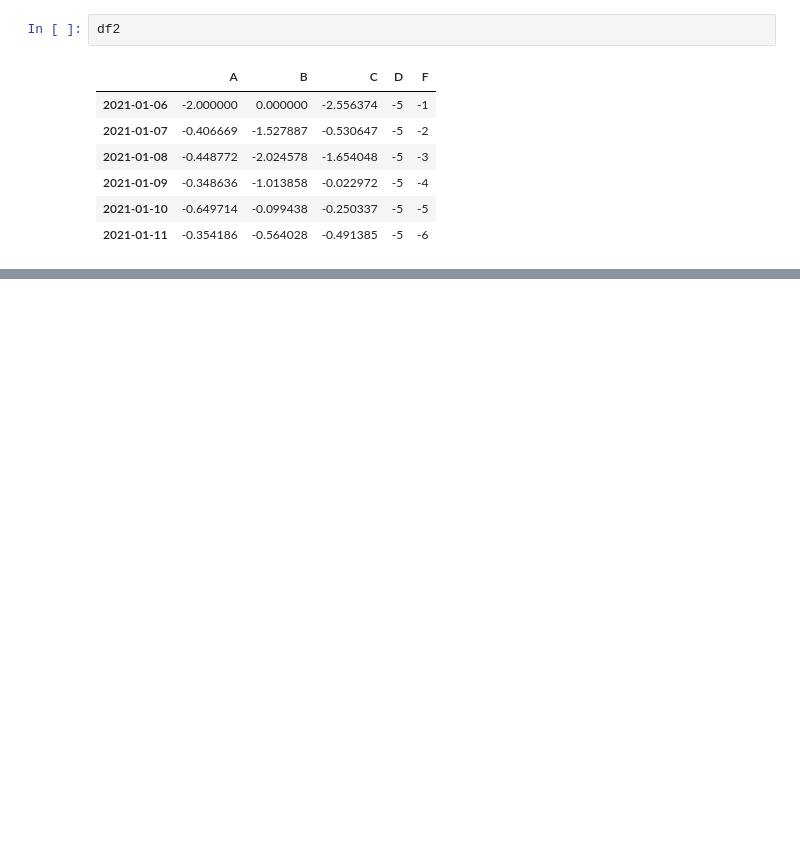
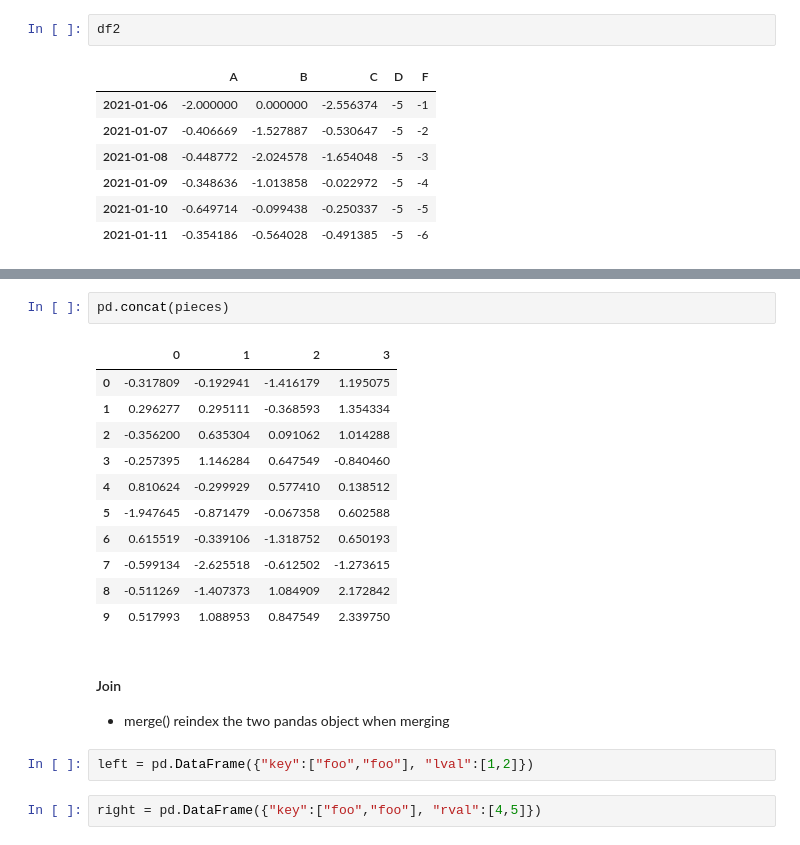
Before and after one commit to deepen1987/Data-Science-with-Python, a Jupyter notebook: Learning/Pandas/Go Through Concepts.ipynb, the cells around one changed output, grey strips where cells are left out. Drawn from its saved outputs; the diff is of its cells as text; blank space fills up the shorter version.

```diff
--- a/Learning/Pandas/Go Through Concepts.ipynb
+++ b/Learning/Pandas/Go Through Concepts.ipynb
@@ -298,0 +422,22 @@ df2
+# %%
+pd.concat(pieces)
+# %% [output]
+|  | 0 | 1 | 2 | 3 |
+| 0 | -0.317809 | -0.192941 | -1.416179 | 1.195075 |
+| 1 | 0.296277 | 0.295111 | -0.368593 | 1.354334 |
+| 2 | -0.356200 | 0.635304 | 0.091062 | 1.014288 |
+| 3 | -0.257395 | 1.146284 | 0.647549 | -0.840460 |
+| 4 | 0.810624 | -0.299929 | 0.577410 | 0.138512 |
+| 5 | -1.947645 | -0.871479 | -0.067358 | 0.602588 |
+| 6 | 0.615519 | -0.339106 | -1.318752 | 0.650193 |
+| 7 | -0.599134 | -2.625518 | -0.612502 | -1.273615 |
+| 8 | -0.511269 | -1.407373 | 1.084909 | 2.172842 |
+| 9 | 0.517993 | 1.088953 | 0.847549 | 2.339750 |
+# %% [markdown]
+#### Join
+
+* merge() reindex the two pandas object when merging
+# %%
+left = pd.DataFrame({"key":["foo","foo"], "lval":[1,2]})
+# %%
+right = pd.DataFrame({"key":["foo","foo"], "rval":[4,5]})
```
Also changed, not shown: parts of 23 cells of this notebook.
